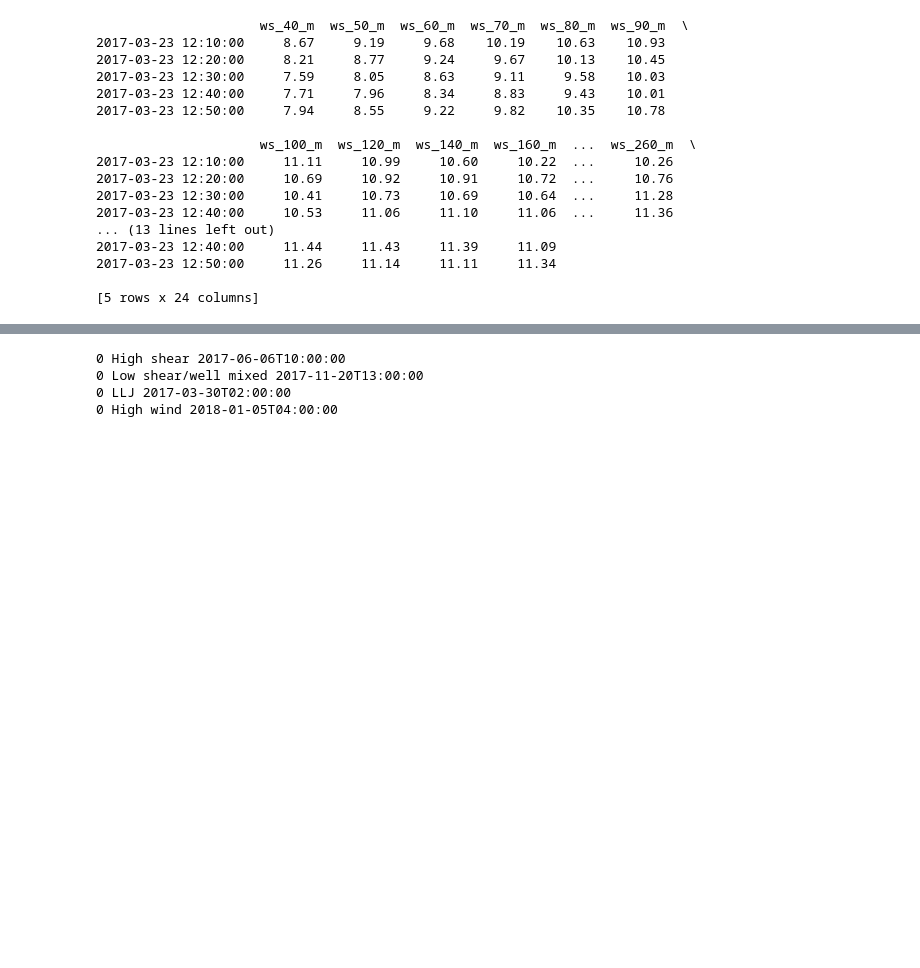
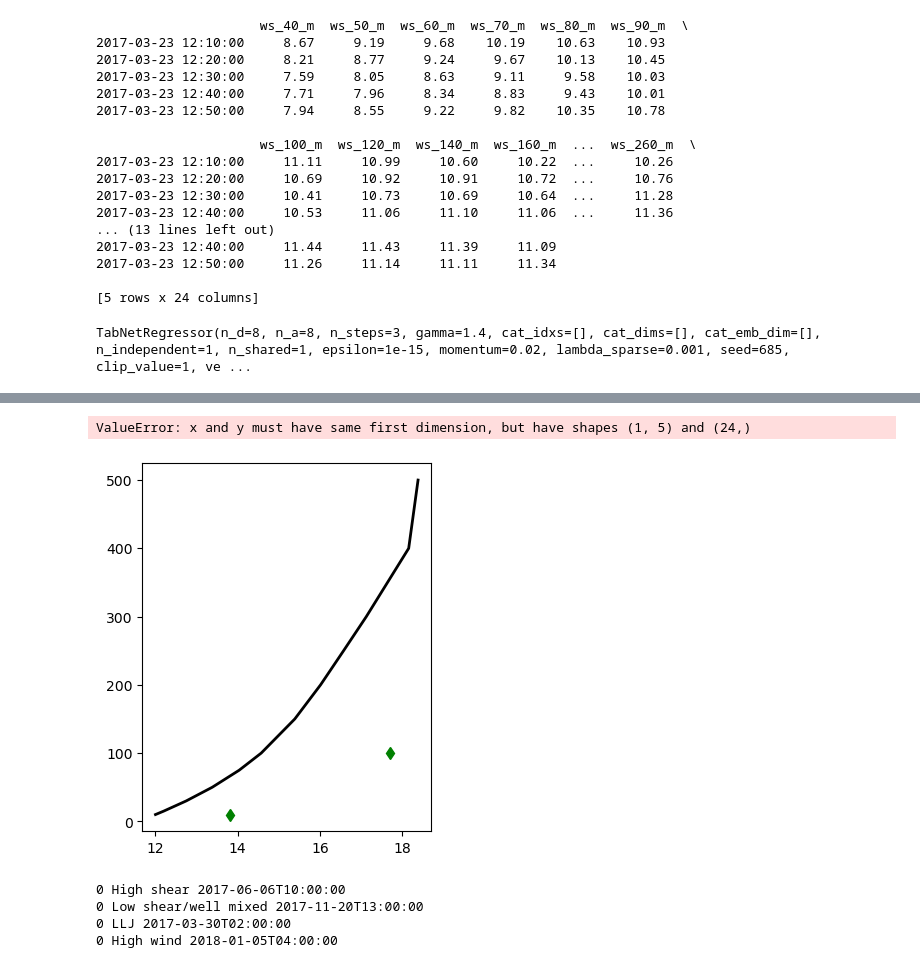
Before and after one commit to HarishBaki/DL_based_wind_profile_estimation, a Jupyter notebook: WES/TabNet_multioutput_lidar_targets.ipynb, the cells around one changed output, grey strips where cells are left out. Drawn from its saved outputs; the diff is of its cells as text; code cells hidden in the pictures; blank space fills up the shorter version.

```diff
--- a/WES/TabNet_multioutput_lidar_targets.ipynb
+++ b/WES/TabNet_multioutput_lidar_targets.ipynb
@@ -159,6 +160,17 @@ print(df_Obs.head())
 2017-03-23 12:50:00     11.26     11.14     11.11     11.34
 
 [5 rows x 24 columns]
+# %%
+run = 0
+Ens = 0
+OUTPUT_DIR = f'{root_dir}/WES/trained_models/{experiment}/run_{run}/Ens_{Ens}'
+# Load model
+fSTR = f'{OUTPUT_DIR}//TabNet_HOLDOUT_Ens_{str(Ens)}.pkl'
+with open(fSTR, "rb") as f:
+    tabReg = pickle.load(f)
+tabReg.
+# %% [output]
+TabNetRegressor(n_d=8, n_a=8, n_steps=3, gamma=1.4, cat_idxs=[], cat_dims=[], cat_emb_dim=[], n_independent=1, n_shared=1, epsilon=1e-15, momentum=0.02, lambda_sparse=0.001, seed=685, clip_value=1, ve ...
 # %%
 obs_levels = np.array([40, 50, 60, 70, 80, 90, 100, 120, 140, 160, 180, 200, 220, 240, 260, 280, 300, 320, 340, 360, 380, 400, 450, 500])
 CERRA_levels = np.array([10., 15., 30., 50., 75., 100., 150., 200., 250., 300., 400., 500.])
@@ -226,3 +241,40 @@ def profle_plotter(fig,gs,X_test,Y_test,Obs=None,date=None,title=None,xlabel=Non
         axs.yaxis.set_ticks([])
 
     return axs
+# %%
+# profle: best fit date, worst fit date
+profile_dates = {'High shear': ['2018-04-05T14:00:00','2018-04-05T13:00:00'],
+                'Low shear/well mixed':['2018-02-21T17:00:00','2018-02-22T17:00:00'],
+                'LLJ': ['2018-04-09T07:00:00','2018-04-10T07:00:00'],
+                'Logarithmic': ['2018-03-13T20:00:00','2018-02-01T17:00:00'],
+                }
+profile_dates = {'High shear': ['2018-04-05T13:00:00'],
+                'Low shear/well mixed':['2018-02-21T17:00:00'],
+                'LLJ': ['2018-04-09T07:00:00'],
+                'Logarithmic': ['2018-02-01T17:00:00'],
+                }
+text_locs = [[0.05, 0.95],[0.05, 0.95],[0.05, 0.95],[0.05, 0.95],[0.05, 0.95],[0.6, 0.95]]
+# %%
+# best profiles
+fig = plt.figure(figsize=(12, 4), constrained_layout=True)
+gs = fig.add_gridspec(1,4)
+xlim = [[0, 30],[0,30],[0,30],[0,30]]
+for i in range(1):
+    for k,profile in enumerate(profile_dates):
+        print(i,profile, profile_dates[profile][i])
+
+        X_test,Y_obs, Y_CERRA = data_processing_Heligoland(input_file,Coeff_file,input_times_freq,input_variables,target_variables,
+                                        [profile_dates[profile][i],profile_dates[profile][i]],test_locations,CERRA_coeff_file=f'{root_dir}/data/Chebyshev_Coefficnents.nc')
+
+        title = profile if i == 0 else None
+        xlabel = f'Wind Speed (m/s)' #if i == 4 else None
+        ylabel = f'Training: ERA5\n Height (m)' if k == 0 else None
+        axs = profle_plotter(fig,gs[i,k],X_test,Y_CERRA,Obs=Y_obs,title=title,xlabel=xlabel,ylabel=ylabel)
+
+# Extract legend from one of the subplots
+handles, labels = axs.get_legend_handles_labels()
+# Create a common legend below the figures
+fig.legend(handles, labels, loc='lower center', ncol=len(labels), bbox_to_anchor=(0.5, -0.15),fontsize=14)
+
+#plt.savefig(f'{FIG_DIR}/profiles.pdf',dpi=300,bbox_inches='tight')
+# %% [output]
@@ -229,3 +282,5 @@ def profle_plotter(fig,gs,X_test,Y_test,Obs=None,date=None,title=None,xlabel=Non
+ValueError: x and y must have same first dimension, but have shapes (1, 5) and (24,)
+[figure, added]
 # %%
 fig = plt.figure(figsize=(12, 3), constrained_layout=True)
 gs = fig.add_gridspec(1,4)
```
Also changed, not shown: parts of 3 cells of this notebook, 4 other files.
